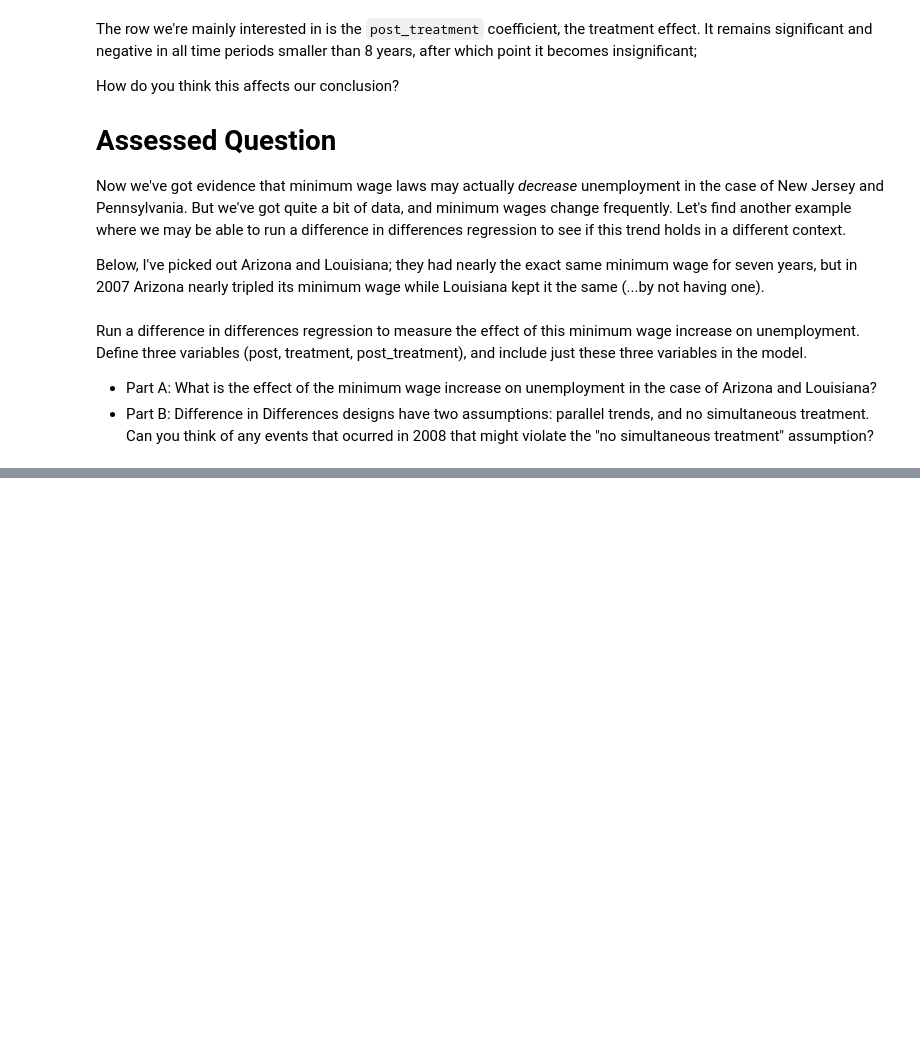
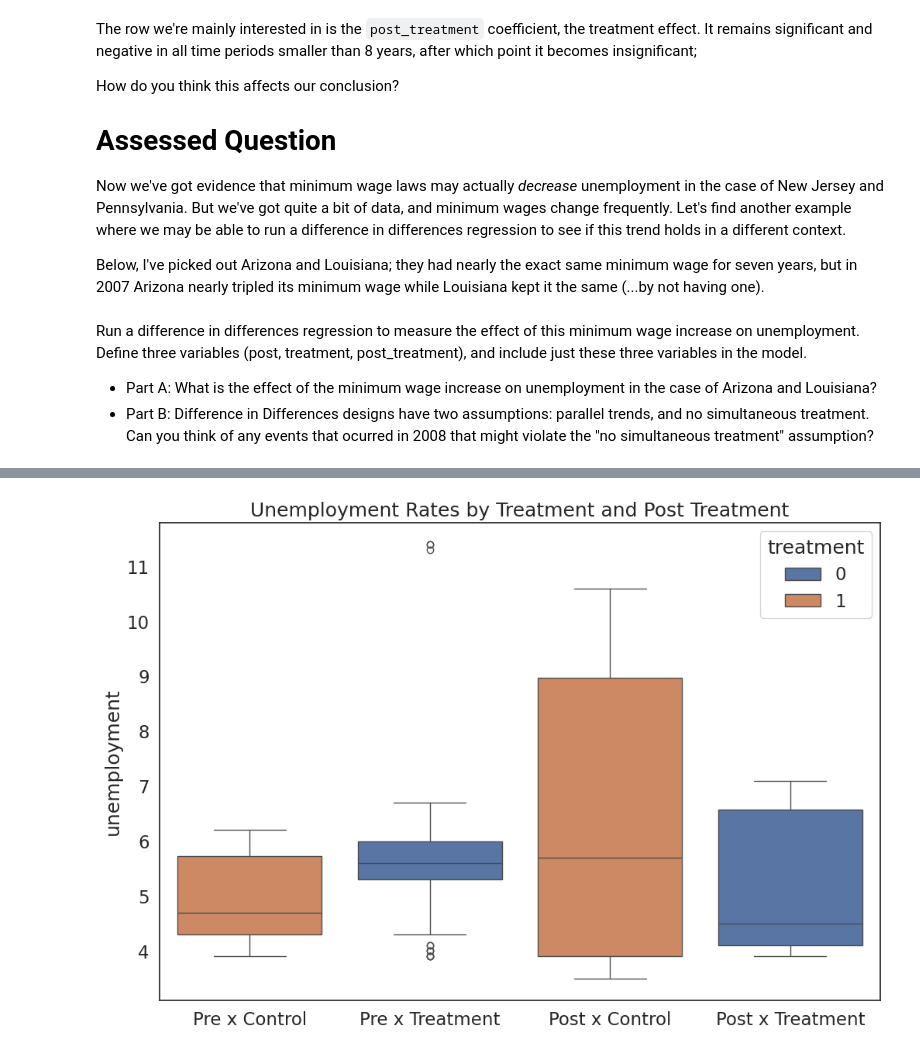
Before and after one commit to aliyat1401/QM2, a Jupyter notebook: W8aliya.ipynb, the cells around one changed output, grey strips where cells are left out. Saved outputs shown, nothing was run; the diff lists cells and outputs as text; code cells hidden in the pictures; blank space fills up the shorter version.

```diff
--- a/W8aliya.ipynb
+++ b/W8aliya.ipynb
@@ -341,0 +422,14 @@ Run a difference in differences regression to measure the effect of this minimum
+# %%
+# Create a category variable for visualization
+did2['category'] = did2['treatment'].astype(str) + did2['post'].astype(str)
+
+# Boxplot of unemployment rates
+sns.boxplot(x='category', y='unemployment', hue='treatment', data=did2)
+plt.xticks([0, 1, 2, 3], ['Pre x Control', 'Pre x Treatment', 'Post x Control', 'Post x Treatment'])
+plt.xlabel('')
+plt.title('Unemployment Rates by Treatment and Post Treatment')
+plt.show()
+# Run the regression model
+did2_model = ols('unemployment ~ post + treatment + post_treatment', data=did2).fit()
+# %% [output]
+[figure, added]
```
Also changed, not shown: parts of 17 cells of this notebook.
